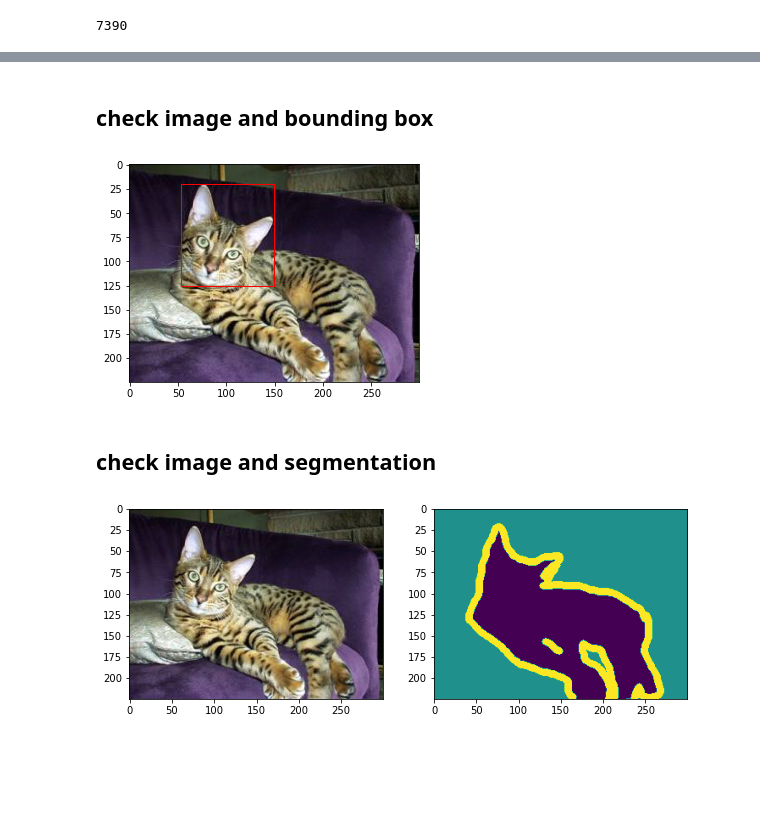
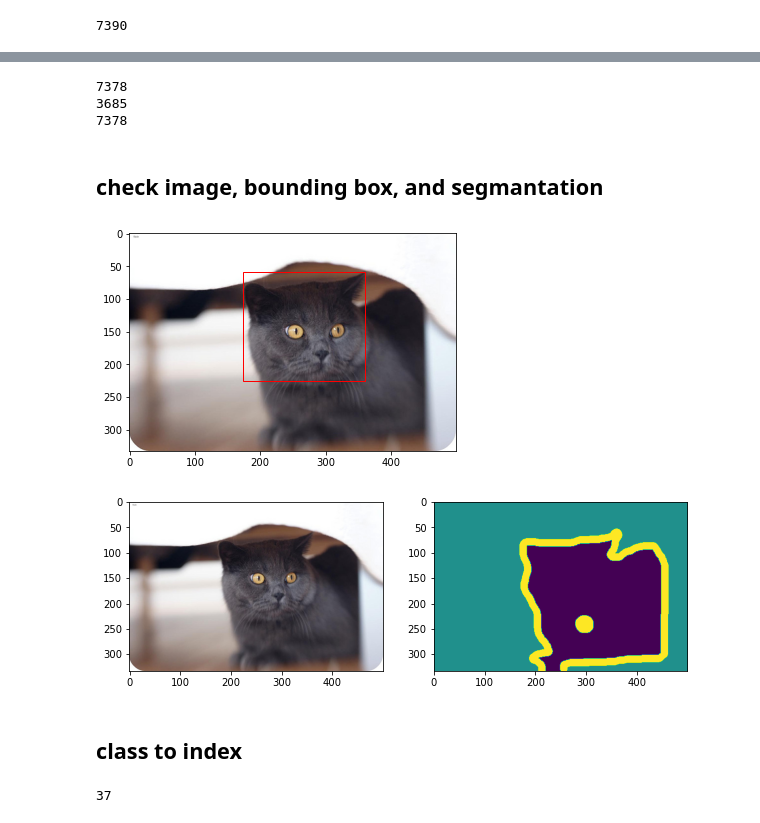
Before and after one commit to woosa7/nbcc_projects, a Jupyter notebook: Image_Segmentation/01_Oxford_pet_dataset.ipynb, the cells around one changed output, grey strips where cells are left out. Saved outputs shown, nothing was run; the diff lists cells and outputs as text; code cells hidden in the pictures; blank space fills up the shorter version.

```diff
--- a/Image_Segmentation/01_Oxford_pet_dataset.ipynb
+++ b/Image_Segmentation/01_Oxford_pet_dataset.ipynb
@@ -68,2 +74,15 @@ seg_files[:10]
+# %%
+image_files = [fname for fname in os.listdir(image_dir) if os.path.splitext(fname)[-1] == '.jpg']
+print(len(image_files))
+bbox_files = [fname for fname in os.listdir(bbox_dir) if os.path.splitext(fname)[-1] == '.xml']
+print(len(bbox_files))
+seg_files = [fname for fname in os.listdir(seg_dir) if os.path.splitext(fname)[-1] == '.png']
+print(len(seg_files))
+# %% [output]
+7378
+3685
+7378
+# %% [markdown]
+## check image, bounding box, and segmantation
 # %%
 import random
@@ -72,43 +89,43 @@ from PIL import Image
 import xml.etree.ElementTree as et
 import matplotlib.pyplot as plt
 from matplotlib.patches import Rectangle
-# %% [markdown]
-## check image and bounding box
 # %%
-rnd_idx = random.randint(1, len(image_files))
+rnd_idx = random.randint(1, len(bbox_files))
 
-fname = image_files[rnd_idx]
+bbox_name = bbox_files[rnd_idx]
+bbox_path = os.path.join(bbox_dir, bbox_name)
+
+fname = os.path.splitext(bbox_name)[0]+'.jpg'
 fpath = os.path.join(image_dir, fname)
 image = Image.open(fpath)
 image = np.array(image)
 
-bbox_name = os.path.splitext(fname)[0]+'.xml'
-bbox_path = os.path.join(bbox_dir, bbox_name)
 
 # xml parsing
 tree = et.parse(bbox_path)
 
 width  = float(tree.find('./size/width').text)
 height = float(tree.find('./size/height').text)
 xmin = float(tree.find('./object/bndbox/xmin').text)
 xmax = float(tree.find('./object/bndbox/xmax').text)
 ymin = float(tree.find('./object/bndbox/ymin').text)
 ymax = float(tree.find('./object/bndbox/ymax').text)
 
 rect_x = xmin
 rect_y = ymin
 rect_w = xmax-xmin
 rect_h = ymax-ymin
 
 rect = Rectangle((rect_x, rect_y), rect_w, rect_h, fill=False, color='red')
 plt.axes().add_patch(rect)
 plt.imshow(image)
 plt.show()
 # %% [output]
-[figure, old version]
+[figure, new version]
-# %% [markdown]
-## check image and segmentation
 # %%
+## segmentation label
+## 1: foreground, 2: background, 3: not classified (boundary)
+
 sname = os.path.splitext(fname)[0]+'.png'
 spath = os.path.join(seg_dir, sname)
 seg = Image.open(spath)
@@ -121,4 +138,6 @@ plt.subplot(1,2,2)
 plt.imshow(seg)
 plt.show()
 # %% [output]
-[figure, old version]
+[figure, new version]
+# %% [markdown]
+## class to index
@@ -124,0 +146,12 @@ plt.show()
+# %%
+class_list = set()
+for image_file in image_files:
+    file_name = os.path.splitext(image_file)[0]
+    class_name = re.sub('_\d+', '', file_name)   # name_number.jpg
+    class_list.add(class_name)
+
+class_list = list(class_list)
+class_list.sort()
+print(len(class_list))
+# %% [output]
+37
```
Also changed, not shown: parts of 28 cells of this notebook.
